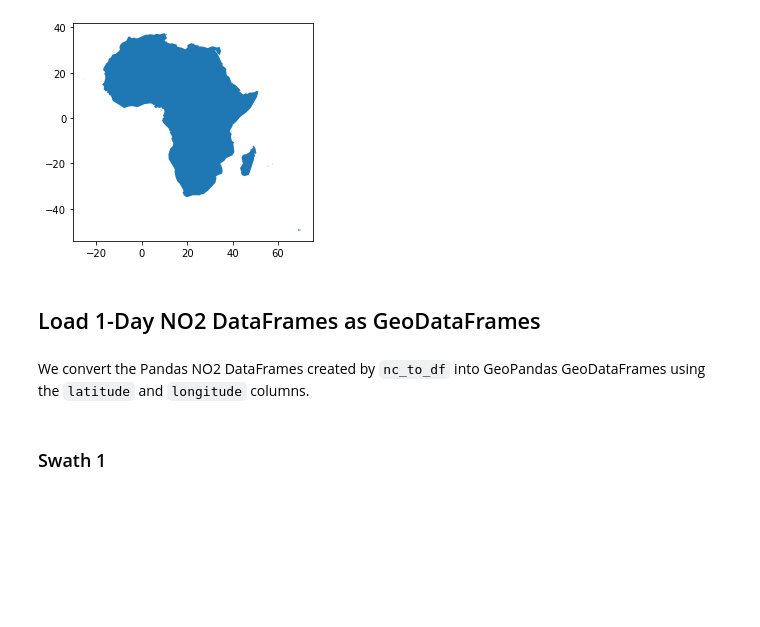
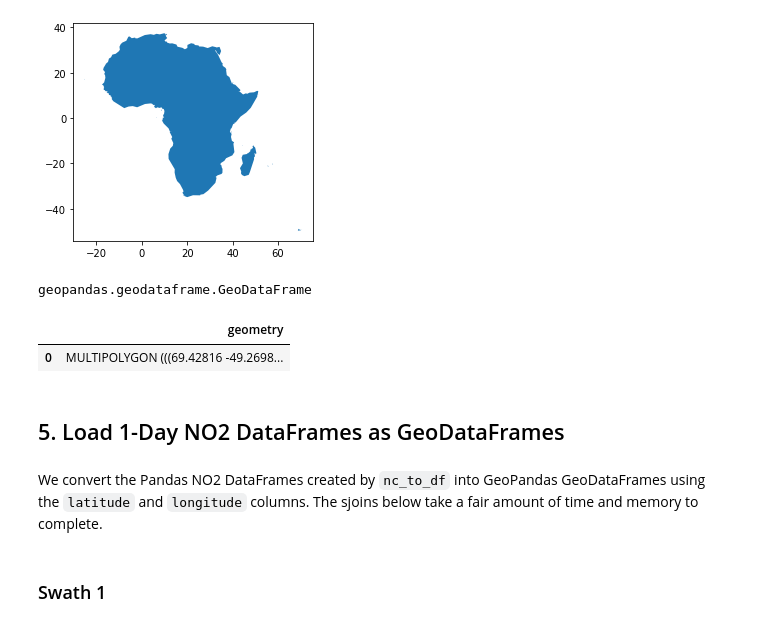
Before and after one commit to PHI-Case-Studies/2020-COVID19-NO2-Remote-Sensing, a Jupyter notebook: S5P-TROPOMI-NO2-Pipeline1.ipynb, the cells around one changed output. Cells and saved outputs as stored; diff of their text form; code cells hidden in the pictures; blank space fills up the shorter version.

```diff
--- a/S5P-TROPOMI-NO2-Pipeline1.ipynb
+++ b/S5P-TROPOMI-NO2-Pipeline1.ipynb
@@ -118,7 +120,16 @@ africa_simple_gdf.plot()
 [figure]
 # %%
 crs = africa_simple_gdf.crs
+# %%
+type(africa_simple_gdf)
+# %% [output]
+geopandas.geodataframe.GeoDataFrame
+# %%
+africa_simple_gdf
+# %% [output]
+|  | geometry |
+| 0 | MULTIPOLYGON (((69.42816 -49.2698... |
 # %% [markdown]
-## Load 1-Day NO2 DataFrames as GeoDataFrames
+## 5. Load 1-Day NO2 DataFrames as GeoDataFrames
 # %% [markdown]
-We convert the Pandas NO2 DataFrames created by `nc_to_df` into GeoPandas GeoDataFrames using the `latitude` and `longitude` columns.
+We convert the Pandas NO2 DataFrames created by `nc_to_df` into GeoPandas GeoDataFrames using the `latitude` and `longitude` columns. The sjoins below take a fair amount of time and memory to complete.
```
Also changed, not shown: parts of 19 cells of this notebook, 3 other files.
